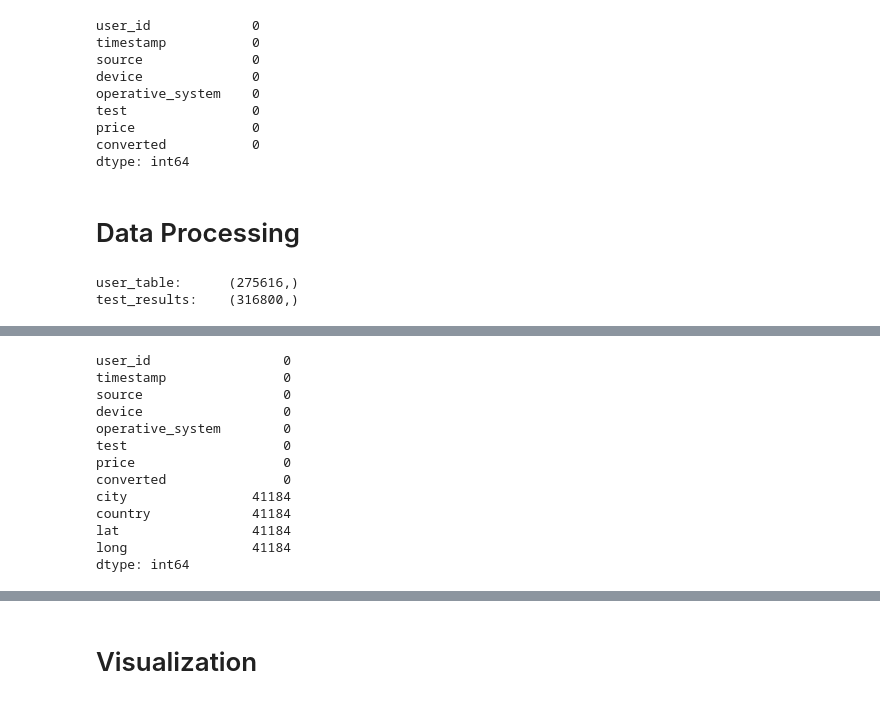
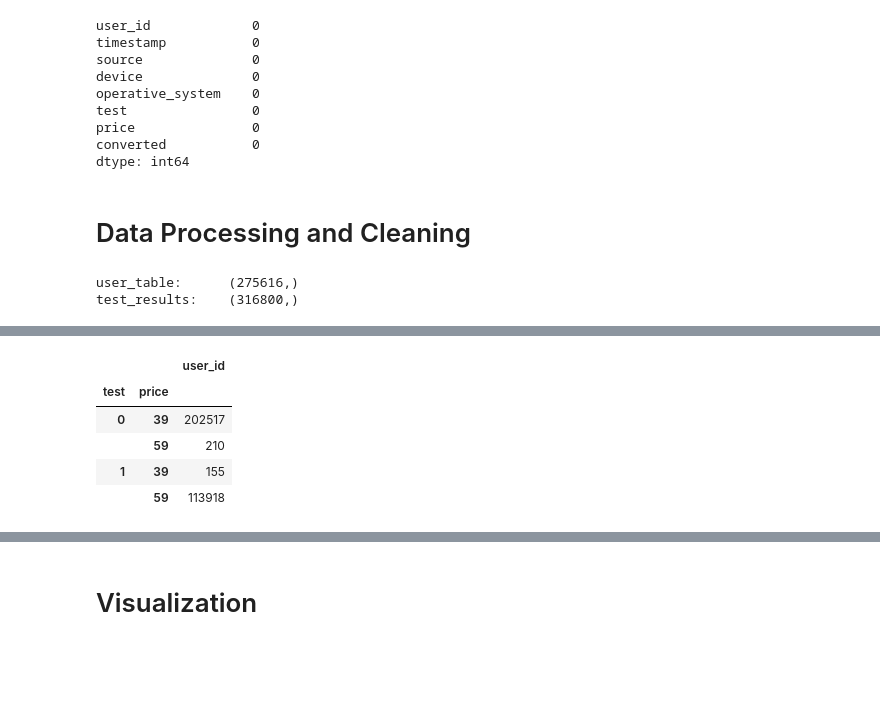
Before and after one commit to JifuZhao/DS-Take-Home, a Jupyter notebook: 06. Pricing Test.ipynb, the cells around one changed output, grey strips where cells are left out. Saved outputs shown, nothing was run; the diff lists cells and outputs as text; code cells hidden in the pictures; blank space fills up the shorter version.

```diff
--- a/06. Pricing Test.ipynb
+++ b/06. Pricing Test.ipynb
@@ -81,7 +81,7 @@ price               0
 converted           0
 dtype: int64
 # %% [markdown]
-# Data Processing
+# Data Processing and Cleaning
 # %%
 # check uniquess
 print('user_table:\t', user_table['user_id'].unique().shape)
@@ -100,19 +100,13 @@ data.head()
 | 2 | 317970 | 2015-04-04 15:01:23 | ads-bing | mobile | android | 0 | 39 | 0 | Parma | USA | ... |
 | 3 | 685636 | 2015-05-07 07:26:01 | direct_traffic | mobile | iOS | 1 | 59 | 0 | Fayetteville | USA | ... |
 | 4 | 820854 | 2015-05-24 11:04:40 | ads_facebook | web | mac | 0 | 39 | 0 | Fishers | USA | ... |
-# %%
-data.isnull().sum()
-# %% [output]
-user_id                 0
-timestamp               0
-source                  0
-device                  0
-operative_system        0
-test                    0
-price                   0
-converted               0
-city                41184
-country             41184
-lat                 41184
-long                41184
-dtype: int64
+# %%
+# Problem with the data: test and price not match
+data[['price', 'test', 'user_id']].groupby(['test', 'price']).count()
+# %% [output]
+|  |  | user_id |
+| test | price |  |
+| 0 | 39 | 202517 |
+|  | 59 | 210 |
+| 1 | 39 | 155 |
+|  | 59 | 113918 |
```
Also changed, not shown: parts of 8 cells of this notebook.
